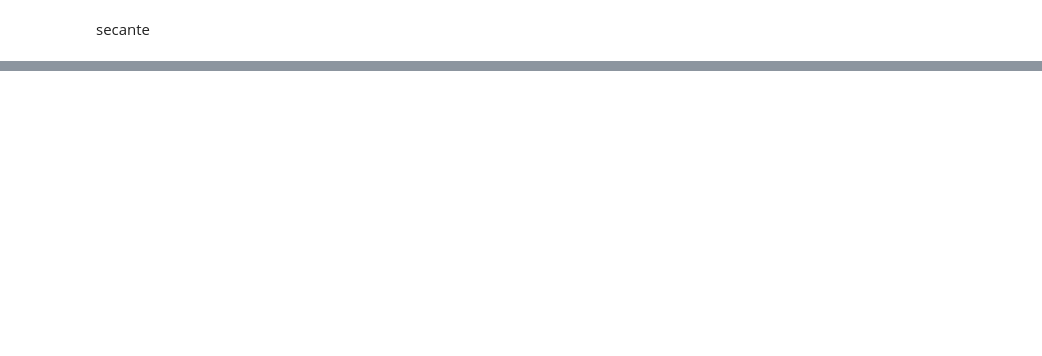
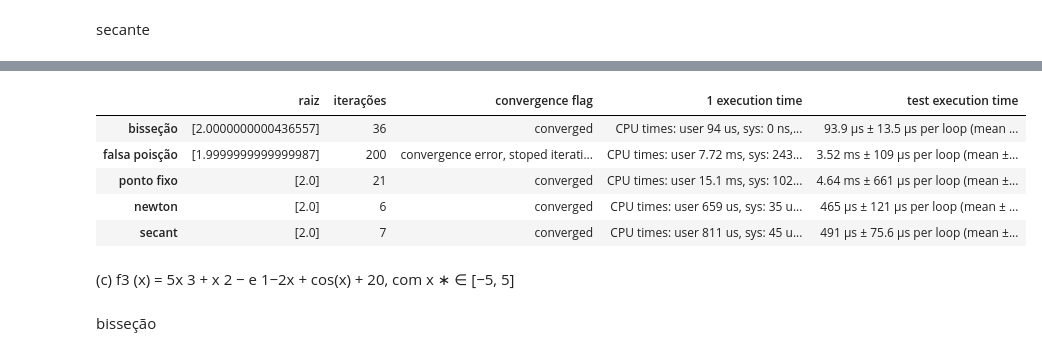
Before and after one commit to antonio357/numerical-methods, a Jupyter notebook: week 3, 4/root_problems.ipynb, the cells around one changed output, grey strips where cells are left out. Saved outputs shown, nothing was run; the diff lists cells and outputs as text; code cells hidden in the pictures; blank space fills up the shorter version.

Commit message:
Exercícios da Semana 3 e 4: questão 6, falta corrigir método da falsa posição

```diff
--- a/week 3, 4/root_problems.ipynb
+++ b/week 3, 4/root_problems.ipynb
@@ -460,0 +572,5 @@ dataFrame
+# %%
+x1 = 2.5
+x0 = 1.5
+# %%
+t = %timeit -r 5 -n 100 -c -o opt.root_scalar(f, x0=x0, x1=x1, method='secant', xtol=tol, maxiter=ite)
@@ -460,0 +579,25 @@ dataFrame
+# %%
+%%capture local_cell_data
+%%time
+secante_6 = opt.root_scalar(f, x0=x0, x1=x1, method='secant', xtol=tol, maxiter=ite)
+# %%
+data.append([np.array([secante_6.root], dtype=np.float64), secante_6.iterations, secante_6.flag, local_cell_data.stdout.replace('\n', " | "), str(t)])
+# %%
+dataFrame = pd.DataFrame(data, ["bisseção", "falsa poisção", "ponto fixo", "newton", "secant"],
+                         ["raiz", "iterações", "convergence flag", "1 execution time", "test execution time"])
+pd.set_option("display.max_colwidth", 200)
+dataFrame
+# %% [output]
+|  | raiz | iterações | convergence flag | 1 execution time | test execution time |
+| bisseção | [2.0000000000436557] | 36 | converged | CPU times: user 94 us, sys: 0 ns,... | 93.9 µs ± 13.5 µs per loop (mean ... |
+| falsa poisção | [1.9999999999999987] | 200 | convergence error, stoped iterati... | CPU times: user 7.72 ms, sys: 243... | 3.52 ms ± 109 µs per loop (mean ±... |
+| ponto fixo | [2.0] | 21 | converged | CPU times: user 15.1 ms, sys: 102... | 4.64 ms ± 661 µs per loop (mean ±... |
+| newton | [2.0] | 6 | converged | CPU times: user 659 us, sys: 35 u... | 465 µs ± 121 µs per loop (mean ± ... |
+| secant | [2.0] | 7 | converged | CPU times: user 811 us, sys: 45 u... | 491 µs ± 75.6 µs per loop (mean ±... |
+# %% [markdown]
+(c) f3
+(x) = 5x
+3 + x
+2 − e
+1−2x + cos(x) + 20, com x
+∗ ∈ [−5, 5]
@@ -460,0 +606,2 @@ dataFrame
+# %% [markdown]
+bisseção
```
Also changed, not shown: parts of 189 cells of this notebook.
